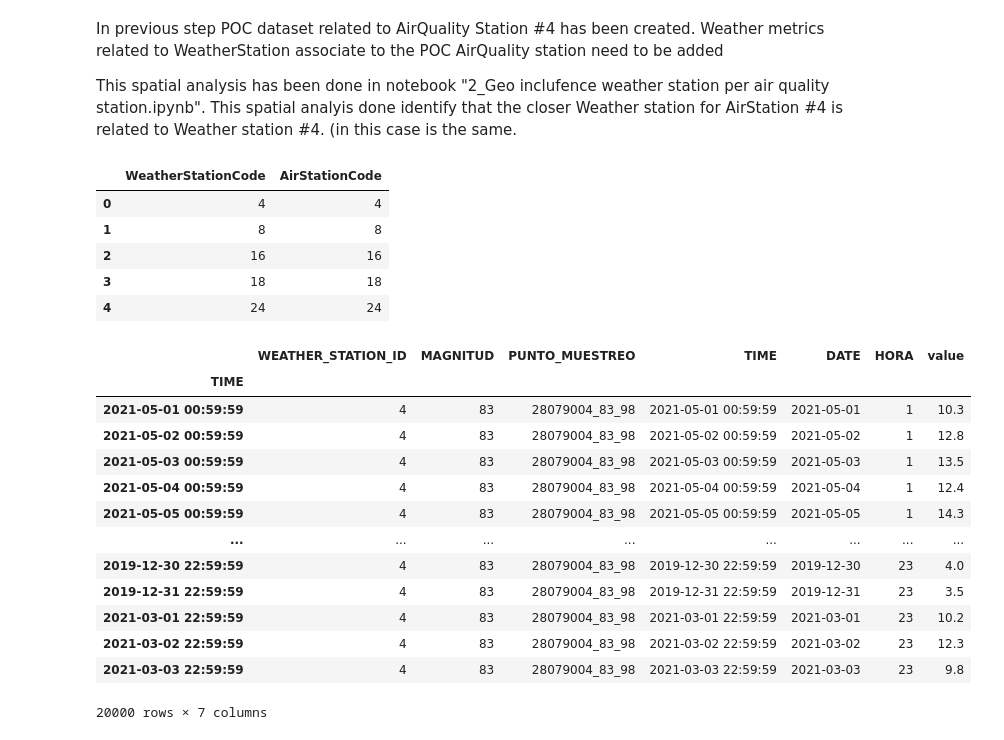
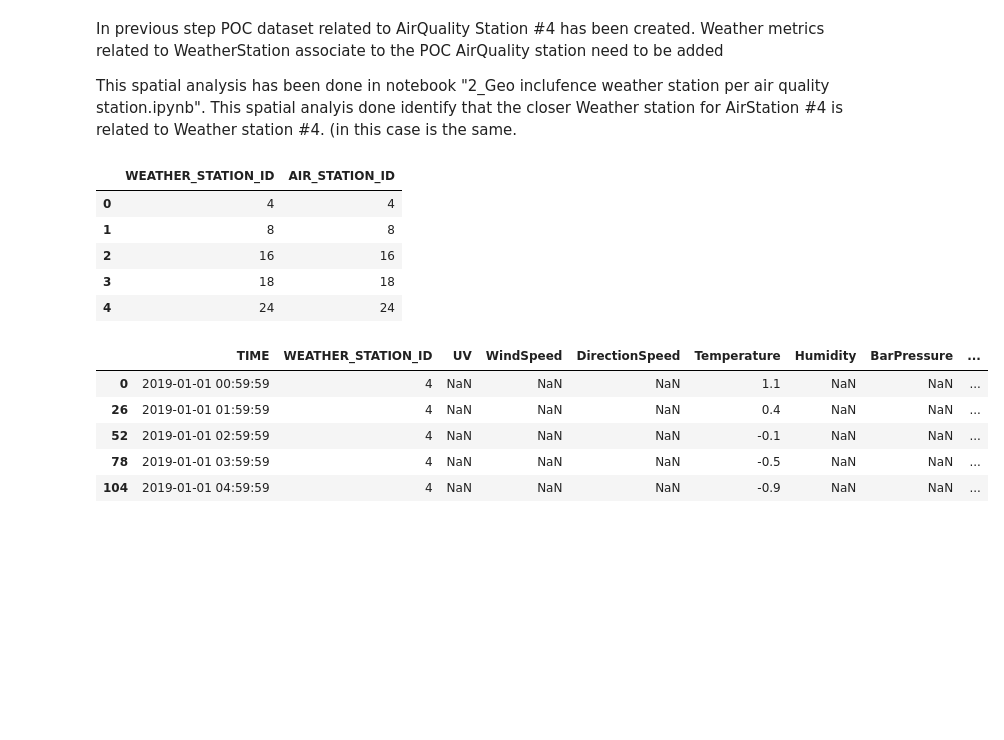
Before and after one commit to corti-acs/KS_TFM_MadridAirQuality, a Jupyter notebook: notebooks/3_Cleaning_Transformation_Exploratory.ipynb, the cells around one changed output. Cells and saved outputs as stored; diff of their text form; code cells hidden in the pictures; blank space fills up the shorter version.

Commit message:
data transformation

```diff
--- a/notebooks/3_Cleaning_Transformation_Exploratory.ipynb
+++ b/notebooks/3_Cleaning_Transformation_Exploratory.ipynb
@@ -603,0 +600,40 @@ ValueError: Index contains duplicate entries, cannot reshape
+# %%
+# Creation of a "DATE" field with the concatenation of ANO, MES & DIA
+weather_index ['DATE'] = pd.to_datetime({'year': weather_index['ANO'],
+                                                          'month': weather_index['MES'],
+                                                          'day': weather_index['DIA']})
+
+# Dataframe transformation, keeping needed data and creating measured variables originally in columns
+weather_index = pd.melt(weather_index, id_vars=['ESTACION', 'MAGNITUD', 'PUNTO_MUESTREO','DATE'], value_vars=['H01', 'H02', 'H03', 'H04', 'H05',
+                                                                                                'H06', 'H07', 'H08', 'H09', 'H10',
+                                                                                                'H11', 'H12', 'H13', 'H14', 'H15',
+                                                                                                'H16', 'H17', 'H18', 'H19', 'H20',
+                                                                                                'H21', 'H22', 'H23', 'H24'])
+
+#Creation of HORA field based on the hourly columns manipulated with melt funcion and now storage in "variable" field
+weather_index['HORA'] = [int(x[1:3]) for x in weather_index.variable.values]
+
+#Creation of timestamp field & indexing time
+weather_index['TIME'] = weather_index['DATE'].astype(str) + ' ' + (weather_index['HORA']-1).astype(str) + ':59:59'
+weather_index['TIME']=pd.to_datetime(weather_index['TIME'] )
+
+# Cleaning and rename columns
+weather_index.drop(['variable'], axis = 'columns', inplace=True)
+weather_index = weather_index[["ESTACION", "MAGNITUD","PUNTO_MUESTREO", "TIME", "DATE", "HORA", "value"]]
+weather_index.rename(columns={'ESTACION':'WEATHER_STATION_ID'},inplace=True)
+weather_index.rename(columns={'PUNTO_MUESTREO':'WEATHER_METRIC_POINT'},inplace=True)
+
+# Moving different magnitud values from "long to wide"
+weather_index = weather_index.pivot_table(index=["TIME", "WEATHER_STATION_ID"], columns='MAGNITUD', values='value').reset_index()
+weather_index.reset_index(inplace=True, drop=True)
+weather_index.columns.name = None
+
+#Rename column parameters created from pivot
+weather_index.rename(columns={80:'UV'},inplace=True)
+weather_index.rename(columns={81:'WindSpeed'},inplace=True)
+weather_index.rename(columns={82:'DirectionSpeed'},inplace=True)
+weather_index.rename(columns={83:'Temperature'},inplace=True)
+weather_index.rename(columns={86:'Humidity'},inplace=True)
+weather_index.rename(columns={87:'BarPressure'},inplace=True)
+weather_index.rename(columns={88:'SolarRadiation'},inplace=True)
+weather_index.rename(columns={89:'Precipitation'},inplace=True)
@@ -611,9 +656,11 @@ This spatial analysis has been done in notebook "2_Geo inclufence weather statio
 #Checking Reference file to link Weather station to Air Quality station
 
 Ref = pd.read_csv ("../data/interim/Ref_file_WeatherStations4AirStations.csv", sep= ',')
+Ref.rename(columns={'WeatherStationCode':'WEATHER_STATION_ID'},inplace=True)
+Ref.rename(columns={'AirStationCode':'AIR_STATION_ID'},inplace=True)
 Ref.head()
 # %% [output]
-|  | WeatherStationCode | AirStationCode |
+|  | WEATHER_STATION_ID | AIR_STATION_ID |
 | 0 | 4 | 4 |
 | 1 | 8 | 8 |
 | 2 | 16 | 16 |
@@ -623,22 +670,14 @@ Ref.head()
 
 poc_weather_index_4 = weather_index[(weather_index['WEATHER_STATION_ID'] == 4) ]
 # %%
-poc_weather_index_4.head(20000)
+poc_weather_index_4.head()
 # %% [output]
-|  | WEATHER_STATION_ID | MAGNITUD | PUNTO_MUESTREO | TIME | DATE | HORA | value |
-| TIME |  |  |  |  |  |  |  |
-| 2021-05-01 00:59:59 | 4 | 83 | 28079004_83_98 | 2021-05-01 00:59:59 | 2021-05-01 | 1 | 10.3 |
-| 2021-05-02 00:59:59 | 4 | 83 | 28079004_83_98 | 2021-05-02 00:59:59 | 2021-05-02 | 1 | 12.8 |
-| 2021-05-03 00:59:59 | 4 | 83 | 28079004_83_98 | 2021-05-03 00:59:59 | 2021-05-03 | 1 | 13.5 |
-| 2021-05-04 00:59:59 | 4 | 83 | 28079004_83_98 | 2021-05-04 00:59:59 | 2021-05-04 | 1 | 12.4 |
-| 2021-05-05 00:59:59 | 4 | 83 | 28079004_83_98 | 2021-05-05 00:59:59 | 2021-05-05 | 1 | 14.3 |
-| ... | ... | ... | ... | ... | ... | ... | ... |
-| 2019-12-30 22:59:59 | 4 | 83 | 28079004_83_98 | 2019-12-30 22:59:59 | 2019-12-30 | 23 | 4.0 |
-| 2019-12-31 22:59:59 | 4 | 83 | 28079004_83_98 | 2019-12-31 22:59:59 | 2019-12-31 | 23 | 3.5 |
-| 2021-03-01 22:59:59 | 4 | 83 | 28079004_83_98 | 2021-03-01 22:59:59 | 2021-03-01 | 23 | 10.2 |
-| 2021-03-02 22:59:59 | 4 | 83 | 28079004_83_98 | 2021-03-02 22:59:59 | 2021-03-02 | 23 | 12.3 |
-| 2021-03-03 22:59:59 | 4 | 83 | 28079004_83_98 | 2021-03-03 22:59:59 | 2021-03-03 | 23 | 9.8 |
+|  | TIME | WEATHER_STATION_ID | UV | WindSpeed | DirectionSpeed | Temperature | Humidity | BarPressure | ... |
+| 0 | 2019-01-01 00:59:59 | 4 | NaN | NaN | NaN | 1.1 | NaN | NaN | ... |
+| 26 | 2019-01-01 01:59:59 | 4 | NaN | NaN | NaN | 0.4 | NaN | NaN | ... |
+| 52 | 2019-01-01 02:59:59 | 4 | NaN | NaN | NaN | -0.1 | NaN | NaN | ... |
+| 78 | 2019-01-01 03:59:59 | 4 | NaN | NaN | NaN | -0.5 | NaN | NaN | ... |
+| 104 | 2019-01-01 04:59:59 | 4 | NaN | NaN | NaN | -0.9 | NaN | NaN | ... |
-20000 rows × 7 columns
 # %%
 poc_weather_index_4.shape
 # %% [output]
```
Also changed, not shown: parts of 27 cells of this notebook.
